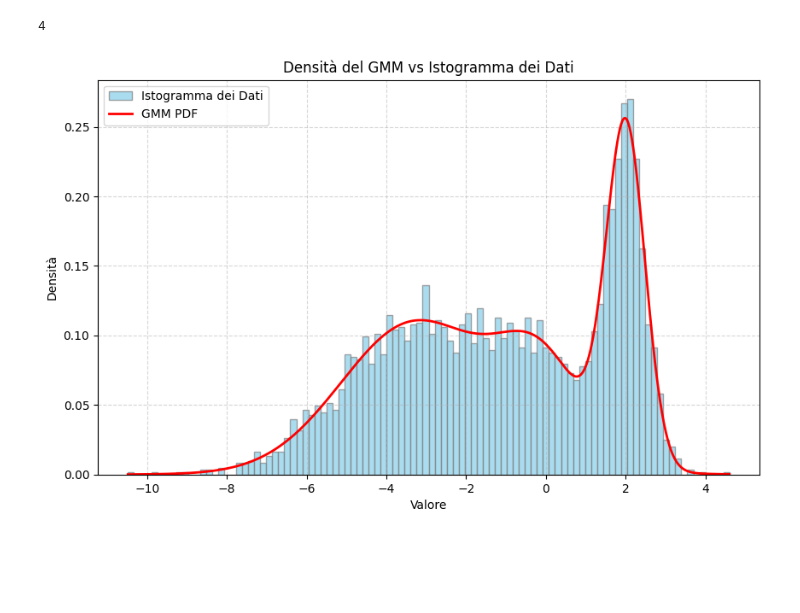
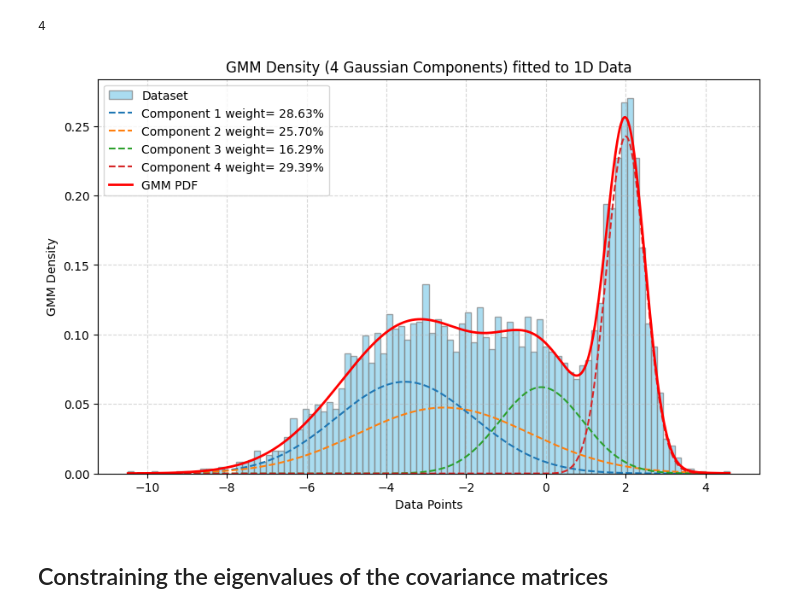
Before and after one commit to RiccardoRevalor/MachineLearningPatternRecognition, a Jupyter notebook: lab11_GMM/GMM.ipynb, the cells around one changed output. Saved outputs shown, nothing was run; the diff lists cells and outputs as text; code cells hidden in the pictures; blank space fills up the shorter version.

```diff
--- a/lab11_GMM/GMM.ipynb
+++ b/lab11_GMM/GMM.ipynb
@@ -370,33 +370,48 @@ def plot_GMM_1D(X_data, gmm):
     """
     Plots the Gaussian Mixture Model (GMM) density function over the histogram of the original data.
 
     Parameters:
     - X_data: array-like, shape (N,) or (N, 1)
     - gmm: list of tuples, where each tuple represents a Gaussian component in the GMM.
     """
     plt.figure(figsize=(10, 6))
 
-    plt.hist(X_data.ravel(), bins=100, density=True, label='Istogramma dei Dati', alpha=0.7, color='skyblue', edgecolor='grey')
+    plt.hist(X_data.ravel(), bins=100, density=True, label='Dataset', alpha=0.7, color='skyblue', edgecolor='grey')
 
     x_plot = np.linspace(X_data.min(), X_data.max(), 1000)
 
     #we have to reshape x_plot to be a row vector, so from (1000,) to (1, 1000)
     x_plot_reshaped = vrow(x_plot)
 
     #compute the log density of the GMM over the x_plot, and then exponentiate it to get the PDF
     log_pdf_gmm = logpdf_GMM(x_plot_reshaped, gmm)
     pdf_gmm = np.exp(log_pdf_gmm)
 
+    numberGaussianComponents = len(gmm)
+
+    #first plot the individual Gaussian components with their weight
+    for i, component in enumerate(gmm):
+        weight, mean, covariance = component
+
+
+        log_pdf_component = logpdf_GAU_ND(x_plot_reshaped, mean, covariance) + np.log(weight)
+        pdf_component = np.exp(log_pdf_component)
+
+        plt.plot(x_plot, pdf_component, linestyle='--', linewidth=1.5, label=f'Component {i+1} weight={weight * 100: .2f}%')
+
+    #then plot the GMM density, so the weighted sum of the individual components
     plt.plot(x_plot, pdf_gmm, color='red', linewidth=2, label='GMM PDF')
 
-    plt.title('GMM Density fitted to 1D Data')
+    plt.title(f'GMM Density ({numberGaussianComponents} Gaussian Components) fitted to 1D Data')
     plt.xlabel('Data Points')
     plt.ylabel('GMM Density')
     plt.legend()
     plt.grid(True, linestyle='--', alpha=0.5)
     plt.show()
 
 
 plot_GMM_1D(one_dimensional_example_X, gmm_em_lbg_1D)
 # %% [output]
-[figure, old version]
+[figure, new version]
+# %% [markdown]
+## Constraining the eigenvalues of the covariance matrices
```
Also changed, not shown: parts of 2 cells of this notebook.
